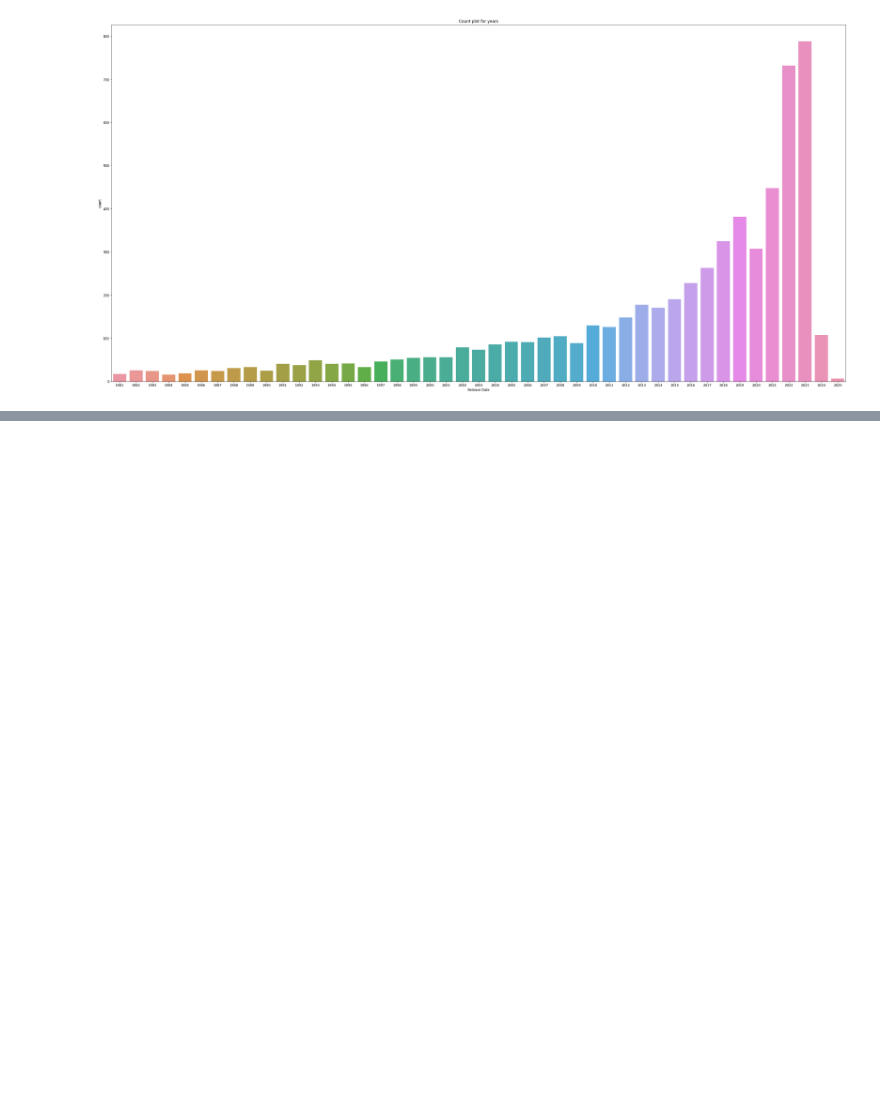
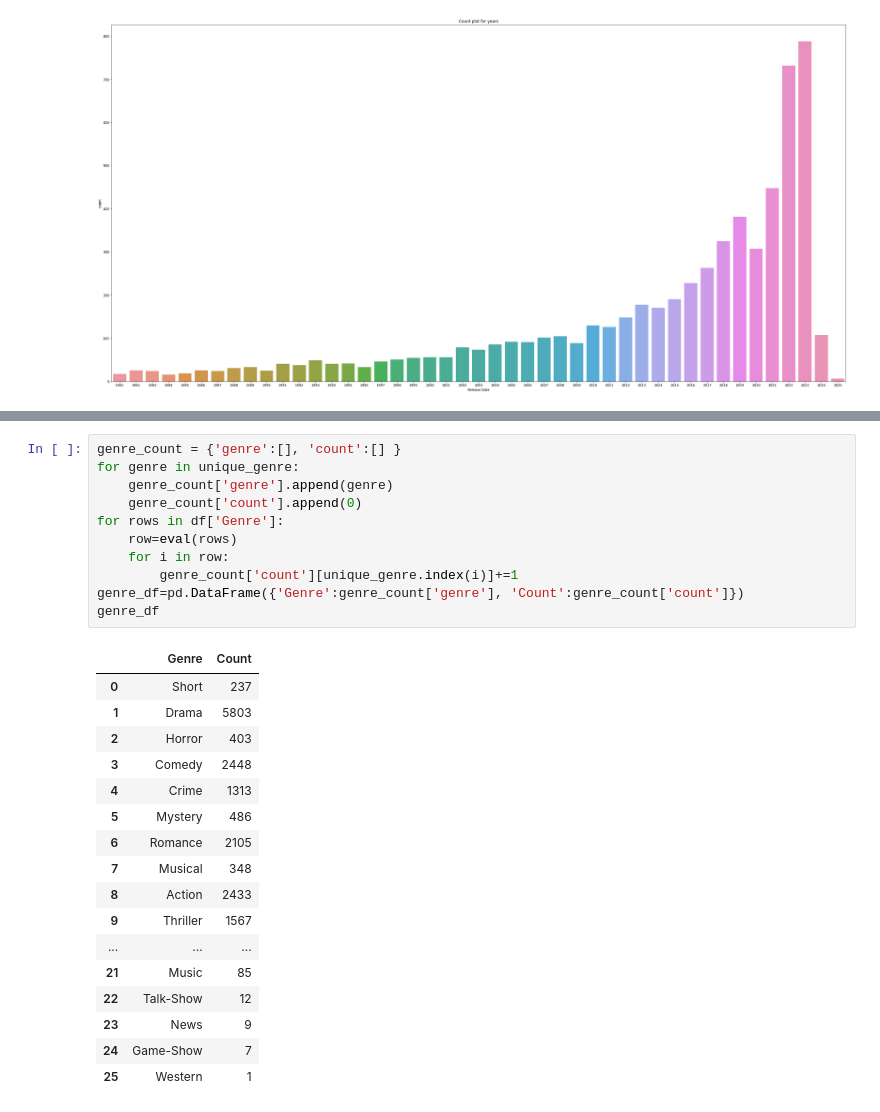
Before and after one commit to g-s01/indMov, a Jupyter notebook: data preprocessing/analysis.ipynb, the cells around one changed output, grey strips where cells are left out. Drawn from its saved outputs; the diff is of its cells as text; blank space fills up the shorter version.

```diff
--- a/data preprocessing/analysis.ipynb
+++ b/data preprocessing/analysis.ipynb
@@ -139,0 +229,29 @@ plt.show()
+# %%
+genre_count = {'genre':[], 'count':[] }
+for genre in unique_genre:
+    genre_count['genre'].append(genre)
+    genre_count['count'].append(0)
+for rows in df['Genre']:
+    row=eval(rows)
+    for i in row:
+        genre_count['count'][unique_genre.index(i)]+=1
+genre_df=pd.DataFrame({'Genre':genre_count['genre'], 'Count':genre_count['count']})
+genre_df
+# %% [output]
+|  | Genre | Count |
+| 0 | Short | 237 |
+| 1 | Drama | 5803 |
+| 2 | Horror | 403 |
+| 3 | Comedy | 2448 |
+| 4 | Crime | 1313 |
+| 5 | Mystery | 486 |
+| 6 | Romance | 2105 |
+| 7 | Musical | 348 |
+| 8 | Action | 2433 |
+| 9 | Thriller | 1567 |
+| ... | ... | ... |
+| 21 | Music | 85 |
+| 22 | Talk-Show | 12 |
+| 23 | News | 9 |
+| 24 | Game-Show | 7 |
+| 25 | Western | 1 |
```
Also changed, not shown: parts of 7 cells of this notebook.
